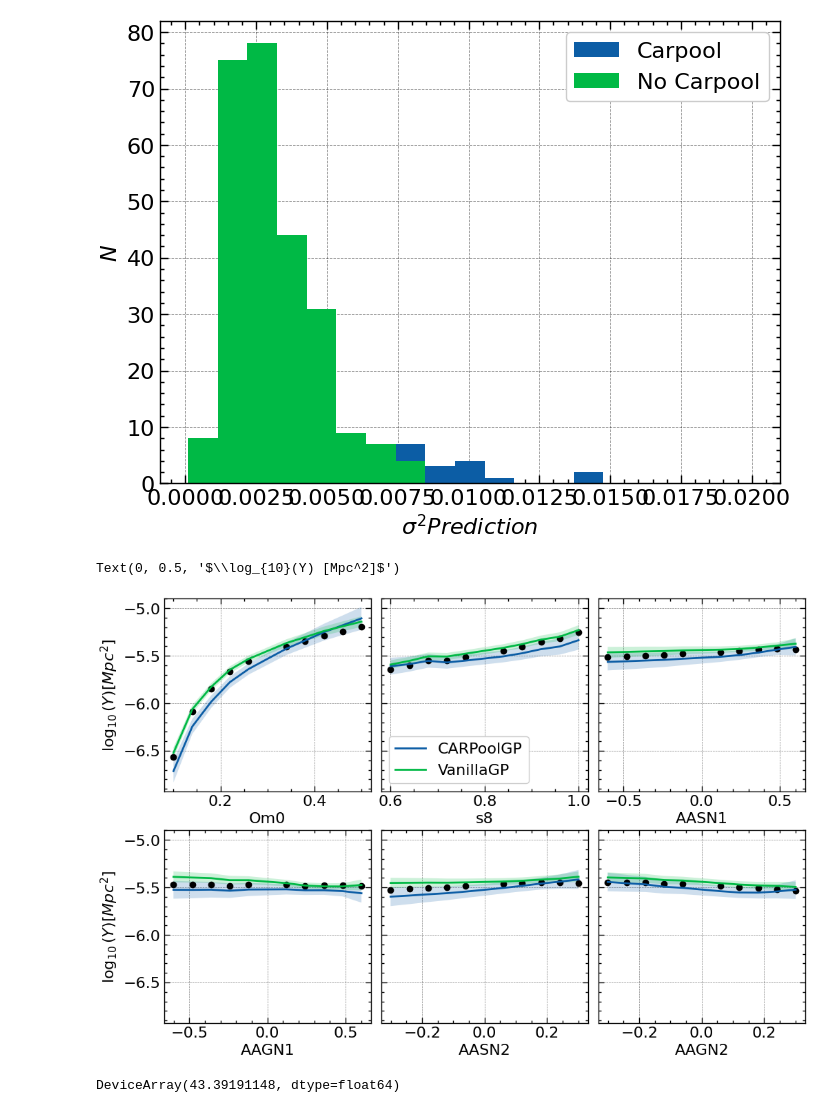
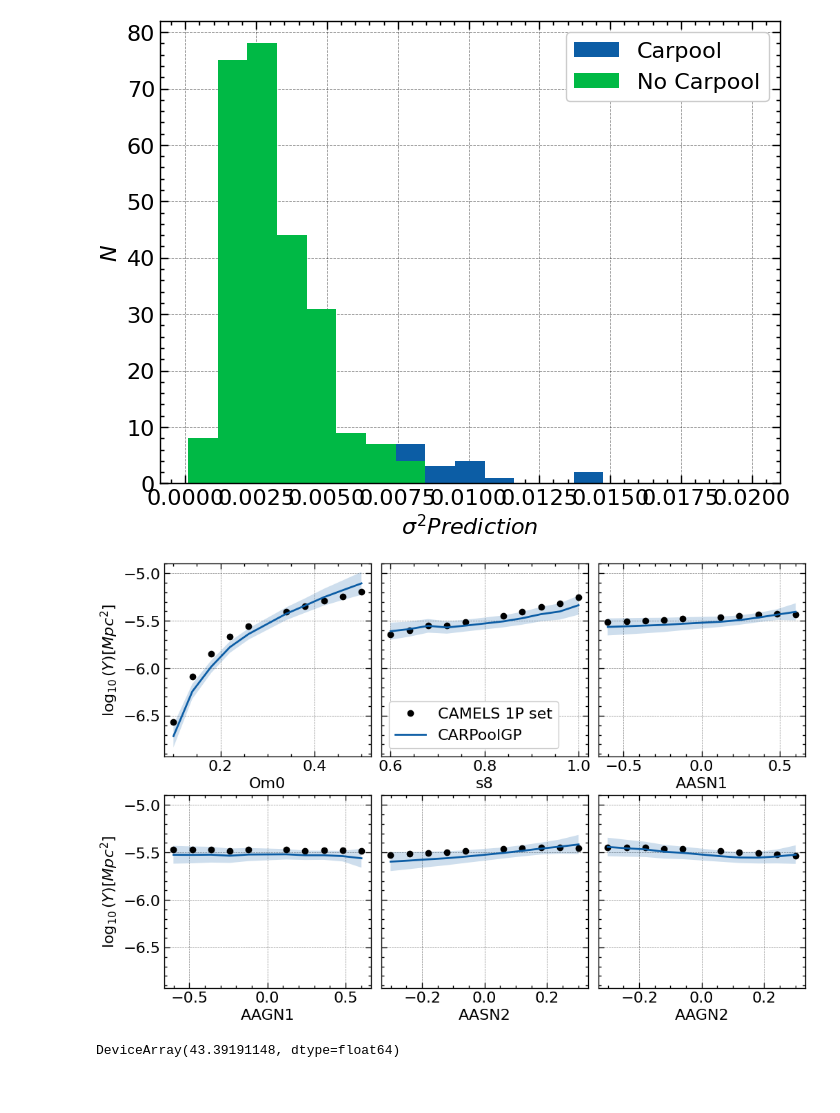
Before and after one commit to Maxelee/CARPoolGP_test, a Jupyter notebook: N-Dimensional test-Copy1.ipynb, the cells around one changed output. Cells and saved outputs as stored; diff of their text form; code cells hidden in the pictures.

```diff
--- a/N-Dimensional test-Copy1.ipynb
+++ b/N-Dimensional test-Copy1.ipynb
@@ -386,27 +386,27 @@ pred_meanGP, pred_varGP = predict_GP(paramsGP, double_theta, double_data, np.arr
 # %%
 fig, axs = plt.subplots(nrows=2, ncols=3, sharex=False, sharey=True, figsize=(12, 8), gridspec_kw={'wspace':0.05})
 pred_meanCP = pred_meanCP.reshape(6, -1)
 pred_meanGP = pred_meanGP.reshape(6, -1)
 pred_stdCP = np.sqrt(np.diag(pred_varCP)).reshape(6, -1)
 pred_stdGP = np.sqrt(np.diag(pred_varGP)).reshape(6, -1)
 names = np.array(param_df.columns)
 for i, m in enumerate(model.reshape(6,-1)):
     x = np.unique(param_df.iloc[:, i])
     x = np.delete(x, 5)
     if i>1:
         x=np.log10(x)
-    axs[i//3, i%3].plot(x, m, 'ko')
+    axs[i//3, i%3].plot(x, m, 'ko', label='CAMELS 1P set')
     axs[i//3, i%3].plot(x, pred_meanCP[i], '-', label='CARPoolGP')
-    axs[i//3, i%3].plot(x, pred_meanGP[i], '-', label='VanillaGP')
+#     axs[i//3, i%3].plot(x, pred_meanGP[i], '-', label='VanillaGP')
     axs[i//3, i%3].fill_between(x, pred_meanCP[i] + pred_stdCP[i], pred_meanCP[i] - pred_stdCP[i], alpha=0.2)
-    axs[i//3, i%3].fill_between(x, pred_meanGP[i] + pred_stdGP[i], pred_meanGP[i] - pred_stdGP[i], alpha=0.2)
+#     axs[i//3, i%3].fill_between(x, pred_meanGP[i] + pred_stdGP[i], pred_meanGP[i] - pred_stdGP[i], alpha=0.2)
     axs[i//3, i%3].set_xlabel(names[i])
 axs[0,1].legend()
 axs[0,0].set_ylabel('$\log_{10}(Y) [Mpc^2]$')
 axs[1,0].set_ylabel('$\log_{10}(Y) [Mpc^2]$')
+plt.savefig('ND-test.pdf')
 # %% [output]
-Text(0, 0.5, '$\\log_{10}(Y) [Mpc^2]$')
-[figure, old version]
+[figure, new version]
 # %%
 (model - pred_meanCP.reshape(60)).T @ np.linalg.inv(pred_varCP) @ (model - pred_meanCP.reshape(60))
 # %% [output]
```
Also changed, not shown: parts of 50 cells of this notebook, 5 other files.
